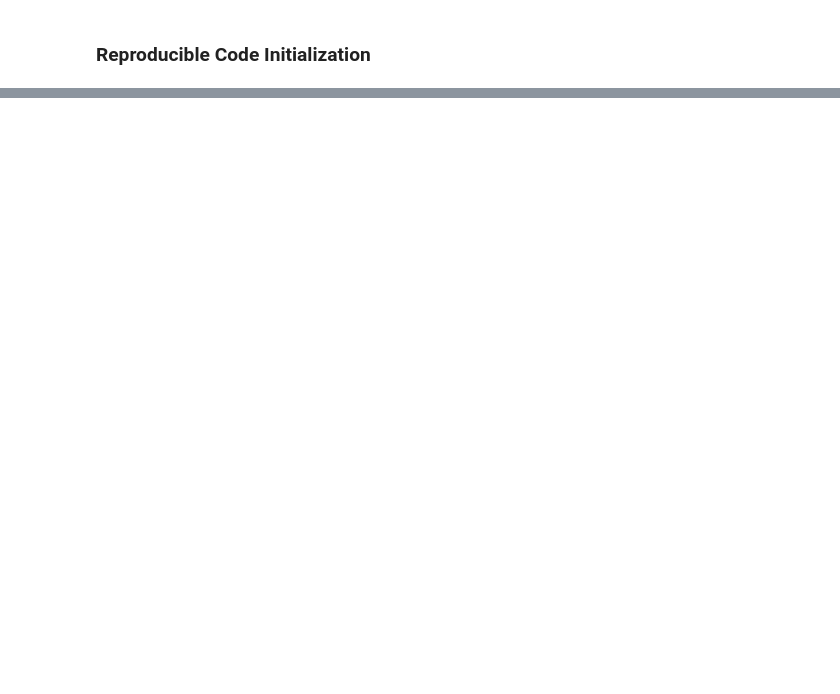
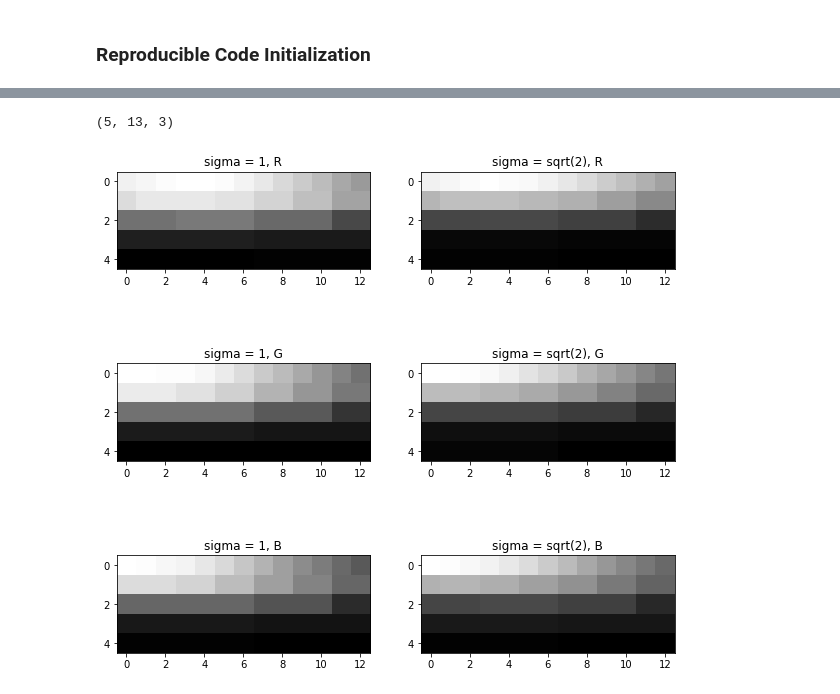
Before and after one commit to bhomaidan1990/Computer_Vision_Labs, a Jupyter notebook: CV_Lab_3.ipynb, the cells around one changed output, grey strips where cells are left out. Drawn from its saved outputs; the diff is of its cells as text; code cells hidden in the pictures; blank space fills up the shorter version.

```diff
--- a/CV_Lab_3.ipynb
+++ b/CV_Lab_3.ipynb
@@ -361,18 +122,0 @@ plt.show()
-# %%
-from skimage import transform
-
-rows, cols,dim = img.shape
-pyramid = tuple(transform.pyramid_gaussian(img,downscale=3,sigma=3,multichannel=True))
-
-composite_image = np.zeros((rows, cols + cols // 2, 3), dtype=np.double)
-composite_image[:rows,:cols,:] = pyramid[0]
-
-i_row = 0
-for p in pyramid[1:]:
-    n_rows, n_cols = p.shape[:2]
-    composite_image[i_row:i_row + n_rows, cols:cols + n_cols] = p
-    i_row += n_rows
-
-fig,ax = plt.subplots()
-ax.imshow(composite_image)
-plt.show()
@@ -439,0 +286,61 @@ plt.show()
+# %%
+#=============
+# Read Image
+#=============
+img = cv2.imread('/content/Dataset/img_11.jpg')
+img = cv2.cvtColor(img, cv2.COLOR_BGR2RGB)
+
+# Pyramids
+# Sigma
+sigma = 1
+result1 = pyramid(img, sigma=sigma)
+
+# Sigma
+sigma = math.sqrt(2)
+result2 = pyramid(img, sigma=sigma)
+
+#====================
+# Impulse Response
+#====================
+cube1 = pyr_extract(result1)
+ImpResp1 = cube1[:,256,249:262,:]#.astype(int)
+ImpResp1 = exposure.rescale_intensity(ImpResp1, in_range='image', out_range=(0,255)).astype(np.uint8)
+
+cube2 = pyr_extract(result2)
+ImpResp2 = cube2[:,255,249:262,:]#.astype(int)
+ImpResp2 = exposure.rescale_intensity(ImpResp2, in_range='image', out_range=(0,255)).astype(np.uint8)
+
+print(ImpResp1.shape)
+#====================
+# Visualize Results
+#====================
+plt.figure(num="Pyramids", figsize=(10,10))
+
+plt.subplot(321)
+plt.imshow(ImpResp1[...,0], cmap='gray')
+plt.title('sigma = 1, R')
+
+plt.subplot(322)
+plt.imshow(ImpResp2[...,0], cmap='gray')
+plt.title('sigma = sqrt(2), R')
+
+plt.subplot(323)
+plt.imshow(ImpResp1[...,1], cmap='gray')
+plt.title('sigma = 1, G')
+
+plt.subplot(324)
+plt.imshow(ImpResp2[...,1], cmap='gray')
+plt.title('sigma = sqrt(2), G')
+
+plt.subplot(325)
+plt.imshow(ImpResp1[...,2], cmap='gray')
+plt.title('sigma = 1, B')
+
+plt.subplot(326)
+plt.imshow(ImpResp2[...,2], cmap='gray')
+plt.title('sigma = sqrt(2), B')
+
+plt.show()
+# %% [output]
+(5, 13, 3)
+[figure, added]
```
Also changed, not shown: parts of 25 cells of this notebook.
